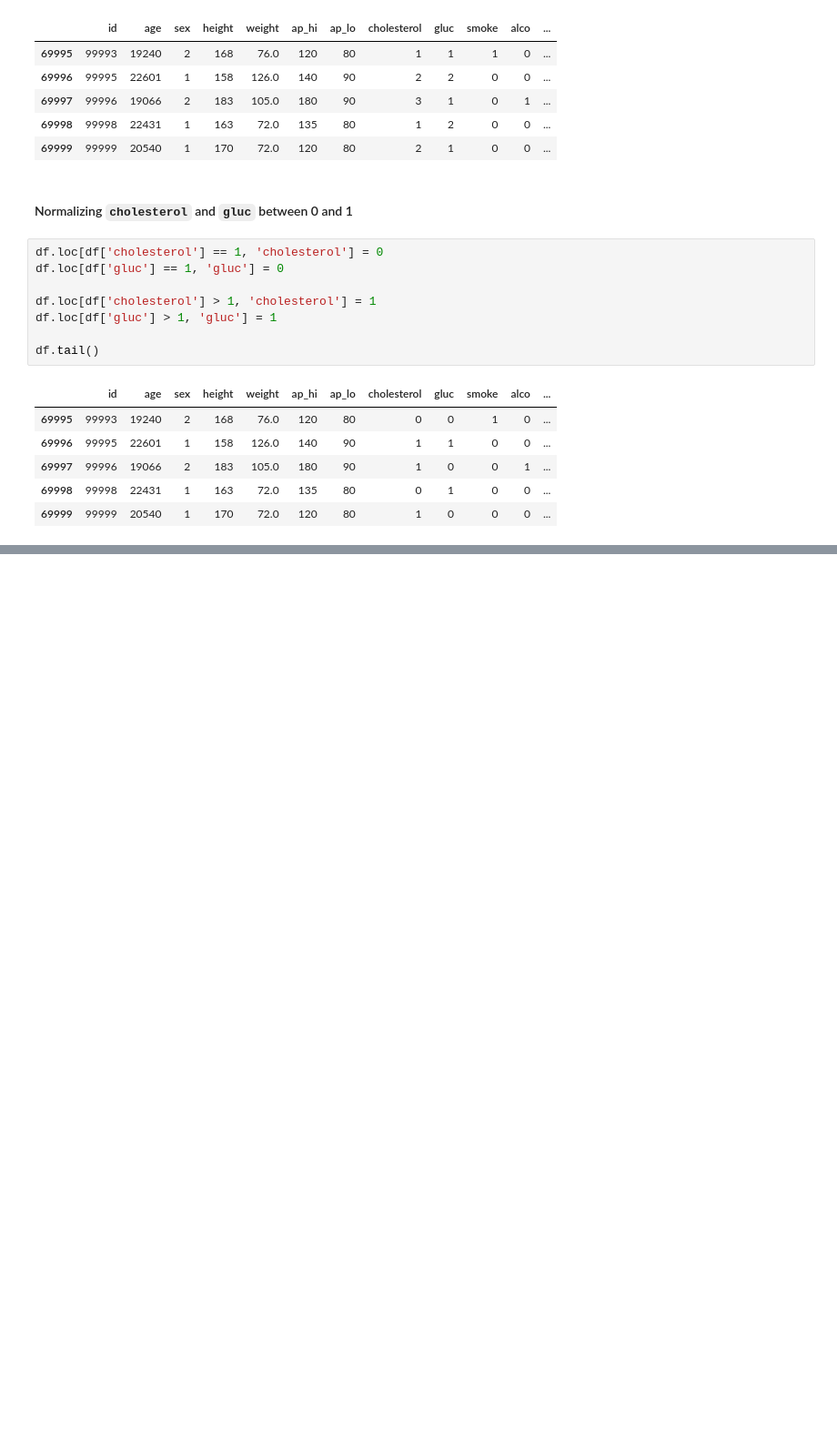
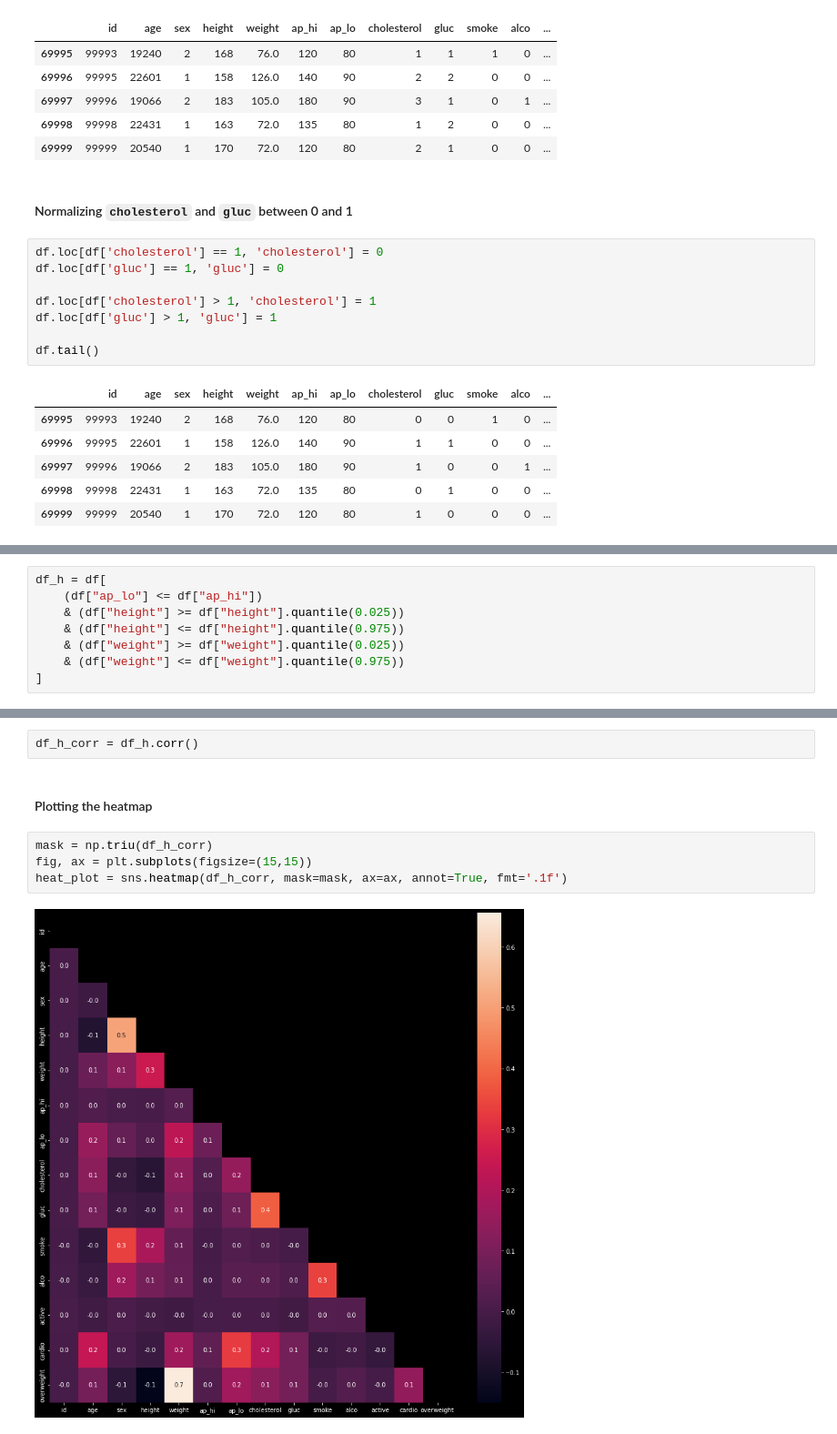
Before and after one commit to dewstend/freecodecamp-work, a Jupyter notebook: data-analysis-with-python/medical-data-visualizer/notebook.ipynb, the cells around one changed output, grey strips where cells are left out. Shown at 91% size. Drawn from its saved outputs; the diff is of its cells as text; blank space fills up the shorter version.

```diff
--- a/data-analysis-with-python/medical-data-visualizer/notebook.ipynb
+++ b/data-analysis-with-python/medical-data-visualizer/notebook.ipynb
@@ -77,0 +118,8 @@ df.tail()
+# %%
+df_h = df[
+    (df["ap_lo"] <= df["ap_hi"])
+    & (df["height"] >= df["height"].quantile(0.025))
+    & (df["height"] <= df["height"].quantile(0.975))
+    & (df["weight"] >= df["weight"].quantile(0.025))
+    & (df["weight"] <= df["weight"].quantile(0.975))
+]
@@ -77,0 +128,10 @@ df.tail()
+# %%
+df_h_corr = df_h.corr()
+# %% [markdown]
+#### Plotting the heatmap
+# %%
+mask = np.triu(df_h_corr)
+fig, ax = plt.subplots(figsize=(15,15))
+heat_plot = sns.heatmap(df_h_corr, mask=mask, ax=ax, annot=True, fmt='.1f')
+# %% [output]
+[figure, added]
```
Also changed, not shown: parts of 10 cells of this notebook, 3 other files.
